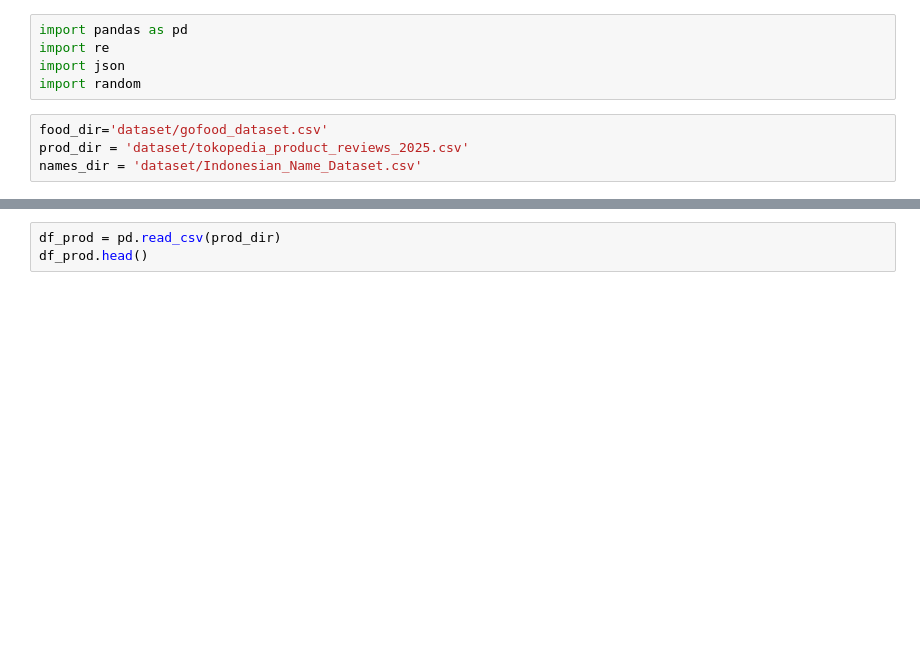
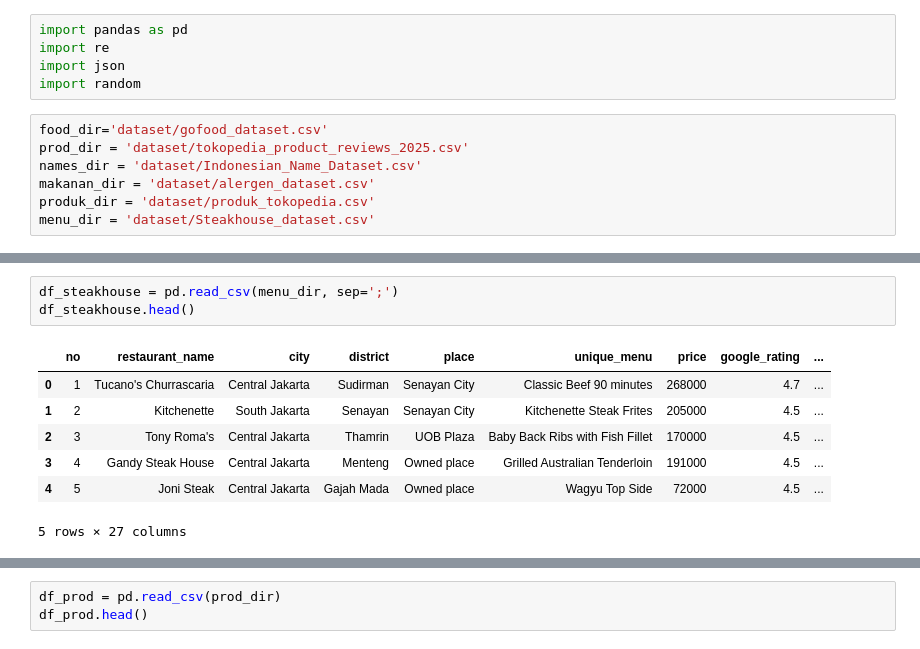
Before and after one commit to MarlynGellu/Streamlit-Data, a Jupyter notebook: testing/notebook.ipynb, the cells around one changed output, grey strips where cells are left out. Cells and saved outputs as stored; diff of their text form; blank space fills up the shorter version.

```diff
--- a/testing/notebook.ipynb
+++ b/testing/notebook.ipynb
@@ -7,6 +7,9 @@ import random
 food_dir='dataset/gofood_dataset.csv'
 prod_dir = 'dataset/tokopedia_product_reviews_2025.csv'
 names_dir = 'dataset/Indonesian_Name_Dataset.csv'
+makanan_dir = 'dataset/alergen_dataset.csv'
+produk_dir = 'dataset/produk_tokopedia.csv'
+menu_dir = 'dataset/Steakhouse_dataset.csv'
 # %%
 df_food = pd.read_csv(food_dir)
 df_food.head()
@@ -19,0 +131,11 @@ df_food.head()
+# %%
+df_steakhouse = pd.read_csv(menu_dir, sep=';')
+df_steakhouse.head()
+# %% [output]
+|  | no | restaurant_name | city | district | place | unique_menu | price | google_rating | ... |
+| 0 | 1 | Tucano's Churrascaria | Central Jakarta | Sudirman | Senayan City | Classic Beef 90 minutes | 268000 | 4.7 | ... |
+| 1 | 2 | Kitchenette | South Jakarta | Senayan | Senayan City | Kitchenette Steak Frites | 205000 | 4.5 | ... |
+| 2 | 3 | Tony Roma's | Central Jakarta | Thamrin | UOB Plaza | Baby Back Ribs with Fish Fillet | 170000 | 4.5 | ... |
+| 3 | 4 | Gandy Steak House | Central Jakarta | Menteng | Owned place | Grilled Australian Tenderloin | 191000 | 4.5 | ... |
+| 4 | 5 | Joni Steak | Central Jakarta | Gajah Mada | Owned place | Wagyu Top Side | 72000 | 4.5 | ... |
+5 rows × 27 columns
```
Also changed, not shown: parts of 34 cells of this notebook.
